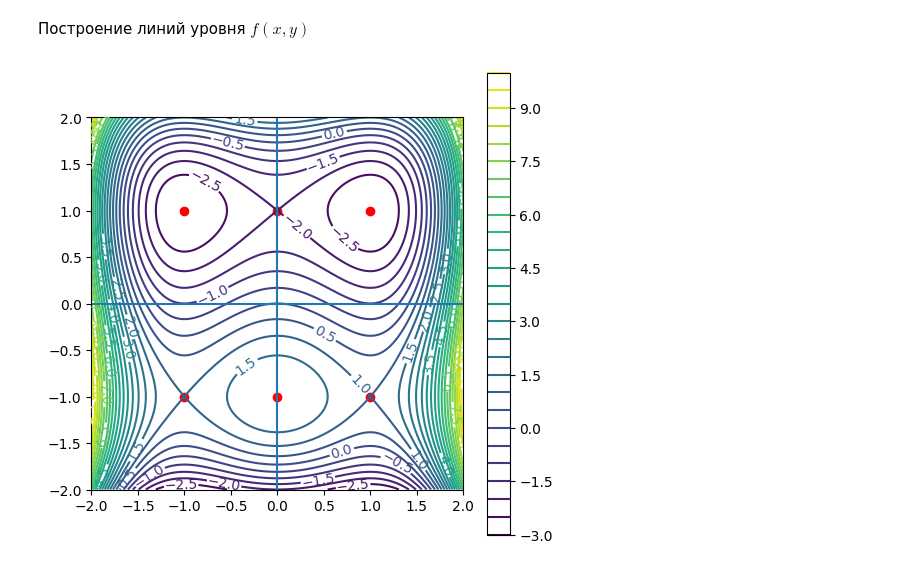
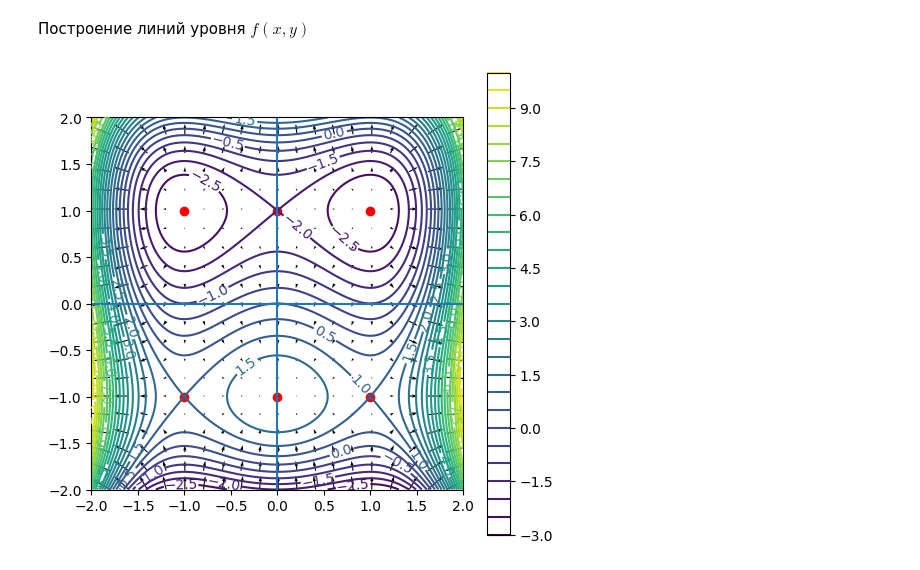
Before and after one commit to mezgou/gradient-optimization-lab, a Jupyter notebook: src/gradient_optimization_analysis.ipynb, the cells around one changed output. Saved outputs shown, nothing was run; the diff lists cells and outputs as text; code cells hidden in the pictures.

```diff
--- a/src/gradient_optimization_analysis.ipynb
+++ b/src/gradient_optimization_analysis.ipynb
@@ -28,6 +35,9 @@ x: np.ndarray = np.linspace(X_MIN, X_MAX, COUNT_NUMBERS)
 y: np.ndarray = np.linspace(Y_MIN, Y_MAX, COUNT_NUMBERS)
 
 x, y = np.meshgrid(x, y)
+
+f_x = 4 * x**3 - 4 * x
+f_y = 3 * y**2 - 3
 
 z: np.ndarray = x**4 - 2 * x**2 + y**3 - 3 * y
 
@@ -48,15 +58,23 @@ plt.show()
 # %%
 plt.figure(figsize=(6, 6))
 countour_set = plt.contour(x, y, z, levels=25)
 
 for x_0, y_0 in CRITICAL_POINTS:
     plt.scatter(x_0, y_0, c="red")
 
+step: int = 10
+plt.quiver(
+    x[::step, ::step],
+    y[::step, ::step],
+    f_x[::step, ::step],
+    f_y[::step, ::step]
+)
+
 plt.clabel(countour_set)
 plt.colorbar(countour_set)
 plt.axhline(0)
 plt.axvline(0)
 plt.gca().set_aspect("equal", "box")
 plt.show()
 # %% [output]
-[figure, old version]
+[figure, new version]
```
Also changed, not shown: parts of 2 cells of this notebook, 3 other files.
